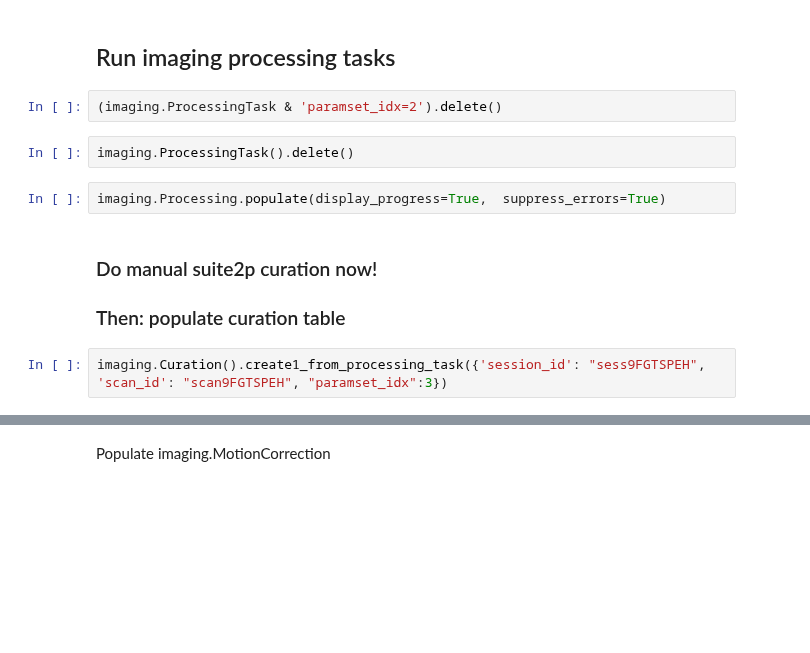
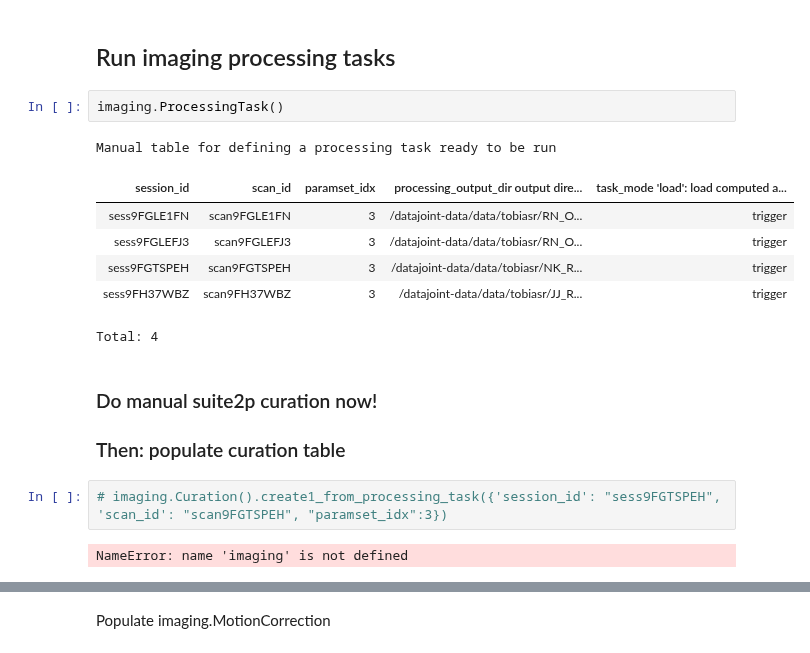
Before and after one commit to Gyepee/adamacs_jisooj, a Jupyter notebook: notebooks/10_troselab_workflow.ipynb, the cells around one changed output, grey strips where cells are left out. Drawn from its saved outputs; the diff is of its cells as text; blank space fills up the shorter version.

```diff
--- a/notebooks/10_troselab_workflow.ipynb
+++ b/notebooks/10_troselab_workflow.ipynb
@@ -580,15 +598,21 @@ selected_data = select_sessions(sorted_dirs_root, do_population = True)
 # %% [markdown]
 ## Run imaging processing tasks
-# %%
-(imaging.ProcessingTask & 'paramset_idx=2').delete()
 # %%
-imaging.ProcessingTask().delete()
+imaging.ProcessingTask()
+# %% [output]
+Manual table for defining a processing task ready to be run
+| session_id | scan_id | paramset_idx | processing_output_dir output dire... | task_mode 'load': load computed a... |
+| sess9FGLE1FN | scan9FGLE1FN | 3 | /datajoint-data/data/tobiasr/RN_O... | trigger |
+| sess9FGLEFJ3 | scan9FGLEFJ3 | 3 | /datajoint-data/data/tobiasr/RN_O... | trigger |
+| sess9FGTSPEH | scan9FGTSPEH | 3 | /datajoint-data/data/tobiasr/NK_R... | trigger |
+| sess9FH37WBZ | scan9FH37WBZ | 3 | /datajoint-data/data/tobiasr/JJ_R... | trigger |
+Total: 4
-# %%
-imaging.Processing.populate(display_progress=True,  suppress_errors=True)
 # %% [markdown]
 ### Do manual suite2p curation now!
 ### Then: populate curation table
 # %%
-imaging.Curation().create1_from_processing_task({'session_id': "sess9FGTSPEH", 'scan_id': "scan9FGTSPEH", "paramset_idx":3})
+# imaging.Curation().create1_from_processing_task({'session_id': "sess9FGTSPEH", 'scan_id': "scan9FGTSPEH", "paramset_idx":3})
+# %% [output]
+NameError: name 'imaging' is not defined
 # %%
 imaging.Curation()
```
Also changed, not shown: parts of 9 cells of this notebook.
